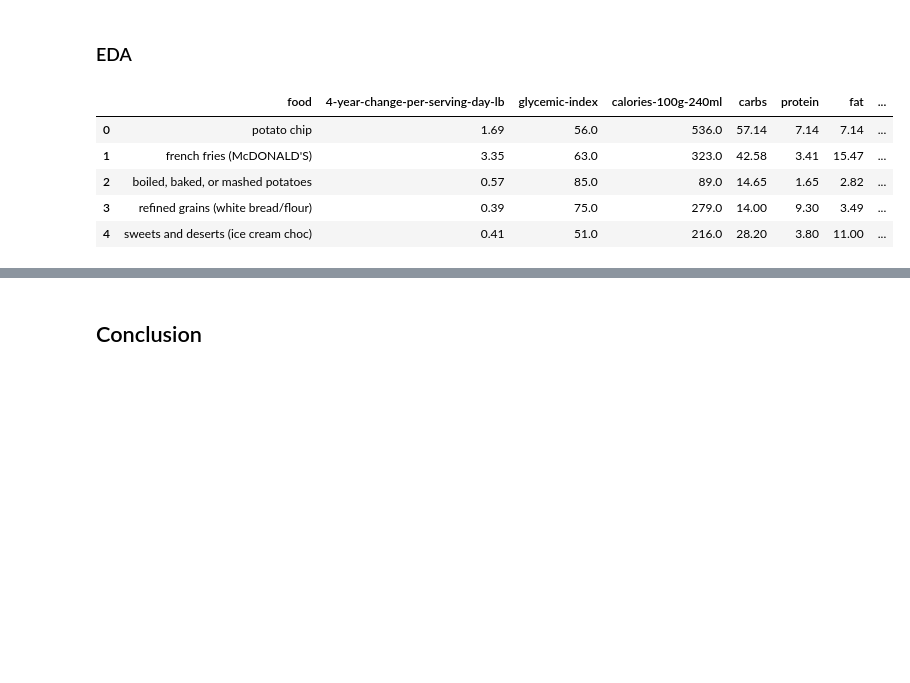
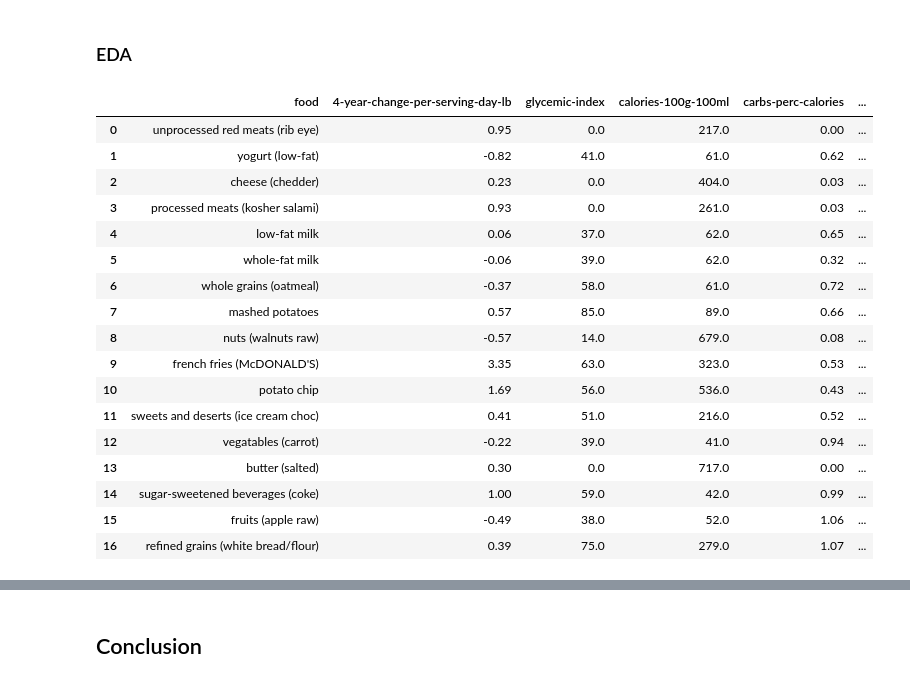
Before and after one commit to noahgift/intermittent-fasting, a Jupyter notebook: weight_gain_foods.ipynb, the cells around one changed output, grey strips where cells are left out. Drawn from its saved outputs; the diff is of its cells as text; code cells hidden in the pictures; blank space fills up the shorter version.

```diff
--- a/weight_gain_foods.ipynb
+++ b/weight_gain_foods.ipynb
@@ -10,14 +10,26 @@ import seaborn as sns
 import matplotlib.pyplot as plt
 # %%
 df = pd.read_csv("https://raw.githubusercontent.com/noahgift/intermittent-fasting/master/nhs-foods.csv")
-df.head()
+df
 # %% [output]
-|  | food | 4-year-change-per-serving-day-lb | glycemic-index | calories-100g-240ml | carbs | protein | fat | ... |
-| 0 | potato chip | 1.69 | 56.0 | 536.0 | 57.14 | 7.14 | 7.14 | ... |
-| 1 | french fries (McDONALD'S) | 3.35 | 63.0 | 323.0 | 42.58 | 3.41 | 15.47 | ... |
-| 2 | boiled, baked, or mashed potatoes | 0.57 | 85.0 | 89.0 | 14.65 | 1.65 | 2.82 | ... |
-| 3 | refined grains (white bread/flour) | 0.39 | 75.0 | 279.0 | 14.00 | 9.30 | 3.49 | ... |
-| 4 | sweets and deserts (ice cream choc) | 0.41 | 51.0 | 216.0 | 28.20 | 3.80 | 11.00 | ... |
+|  | food | 4-year-change-per-serving-day-lb | glycemic-index | calories-100g-100ml | carbs-perc-calories | ... |
+| 0 | unprocessed red meats (rib eye) | 0.95 | 0.0 | 217.0 | 0.00 | ... |
+| 1 | yogurt (low-fat) | -0.82 | 41.0 | 61.0 | 0.62 | ... |
+| 2 | cheese (chedder) | 0.23 | 0.0 | 404.0 | 0.03 | ... |
+| 3 | processed meats (kosher salami) | 0.93 | 0.0 | 261.0 | 0.03 | ... |
+| 4 | low-fat milk | 0.06 | 37.0 | 62.0 | 0.65 | ... |
+| 5 | whole-fat milk | -0.06 | 39.0 | 62.0 | 0.32 | ... |
+| 6 | whole grains (oatmeal) | -0.37 | 58.0 | 61.0 | 0.72 | ... |
+| 7 | mashed potatoes | 0.57 | 85.0 | 89.0 | 0.66 | ... |
+| 8 | nuts (walnuts raw) | -0.57 | 14.0 | 679.0 | 0.08 | ... |
+| 9 | french fries (McDONALD'S) | 3.35 | 63.0 | 323.0 | 0.53 | ... |
+| 10 | potato chip | 1.69 | 56.0 | 536.0 | 0.43 | ... |
+| 11 | sweets and deserts (ice cream choc) | 0.41 | 51.0 | 216.0 | 0.52 | ... |
+| 12 | vegatables (carrot) | -0.22 | 39.0 | 41.0 | 0.94 | ... |
+| 13 | butter (salted) | 0.30 | 0.0 | 717.0 | 0.00 | ... |
+| 14 | sugar-sweetened beverages (coke) | 1.00 | 59.0 | 42.0 | 0.99 | ... |
+| 15 | fruits (apple raw) | -0.49 | 38.0 | 52.0 | 1.06 | ... |
+| 16 | refined grains (white bread/flour) | 0.39 | 75.0 | 279.0 | 1.07 | ... |
 # %%
 df.corr()
 # %% [output]
```
Also changed, not shown: parts of 12 cells of this notebook.
